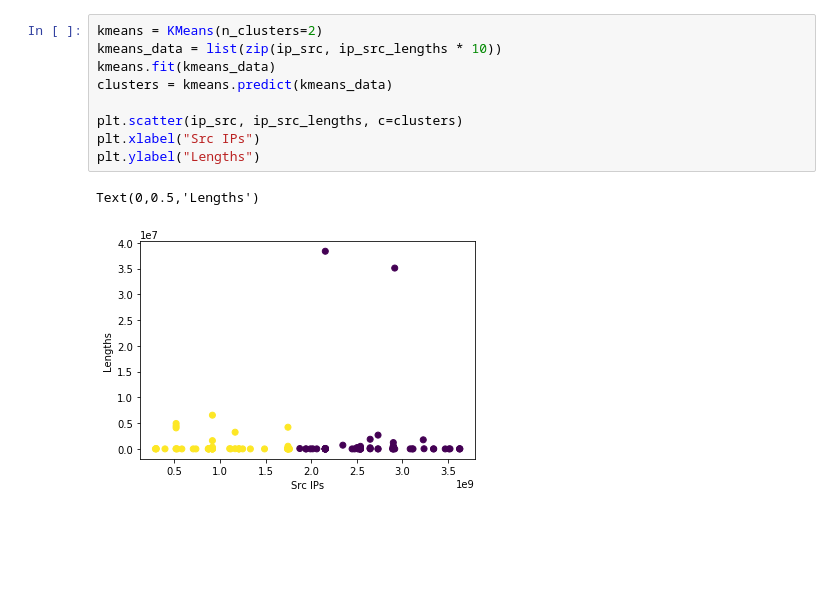
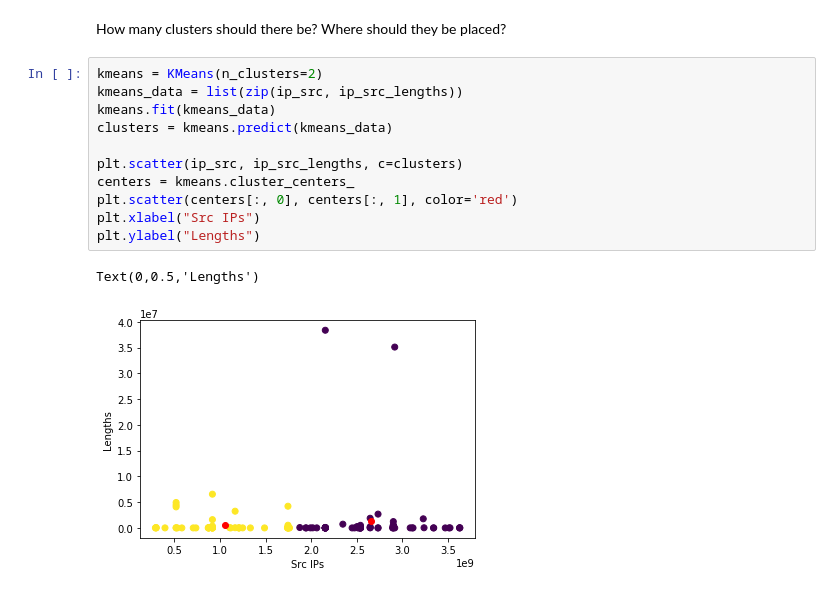
Before and after one commit to noise-lab/ml-networking, a Jupyter notebook: 8_Unsupervised.ipynb, the cells around one changed output. Drawn from its saved outputs; the diff is of its cells as text; blank space fills up the shorter version.

```diff
--- a/8_Unsupervised.ipynb
+++ b/8_Unsupervised.ipynb
@@ -89,13 +125,17 @@ Name: length, Length: 117, dtype: float64
 [figure]
+# %% [markdown]
+How many clusters should there be? Where should they be placed?
 # %%
 kmeans = KMeans(n_clusters=2)
-kmeans_data = list(zip(ip_src, ip_src_lengths * 10))
+kmeans_data = list(zip(ip_src, ip_src_lengths))
 kmeans.fit(kmeans_data)
 clusters = kmeans.predict(kmeans_data)
 
 plt.scatter(ip_src, ip_src_lengths, c=clusters)
+centers = kmeans.cluster_centers_
+plt.scatter(centers[:, 0], centers[:, 1], color='red')
 plt.xlabel("Src IPs")
 plt.ylabel("Lengths")
 # %% [output]
 Text(0,0.5,'Lengths')
-[figure, old version]
+[figure, new version]
```
Also changed, not shown: parts of 18 cells of this notebook, 1 other file.
